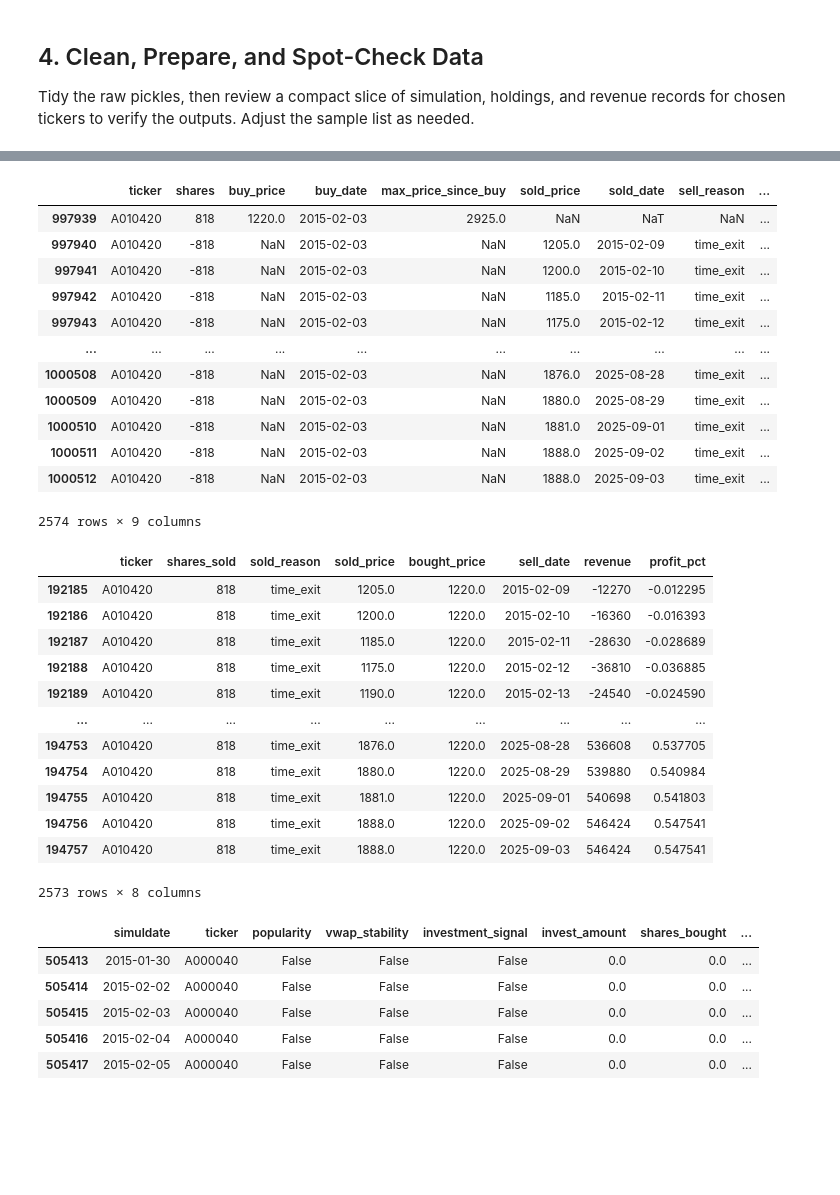
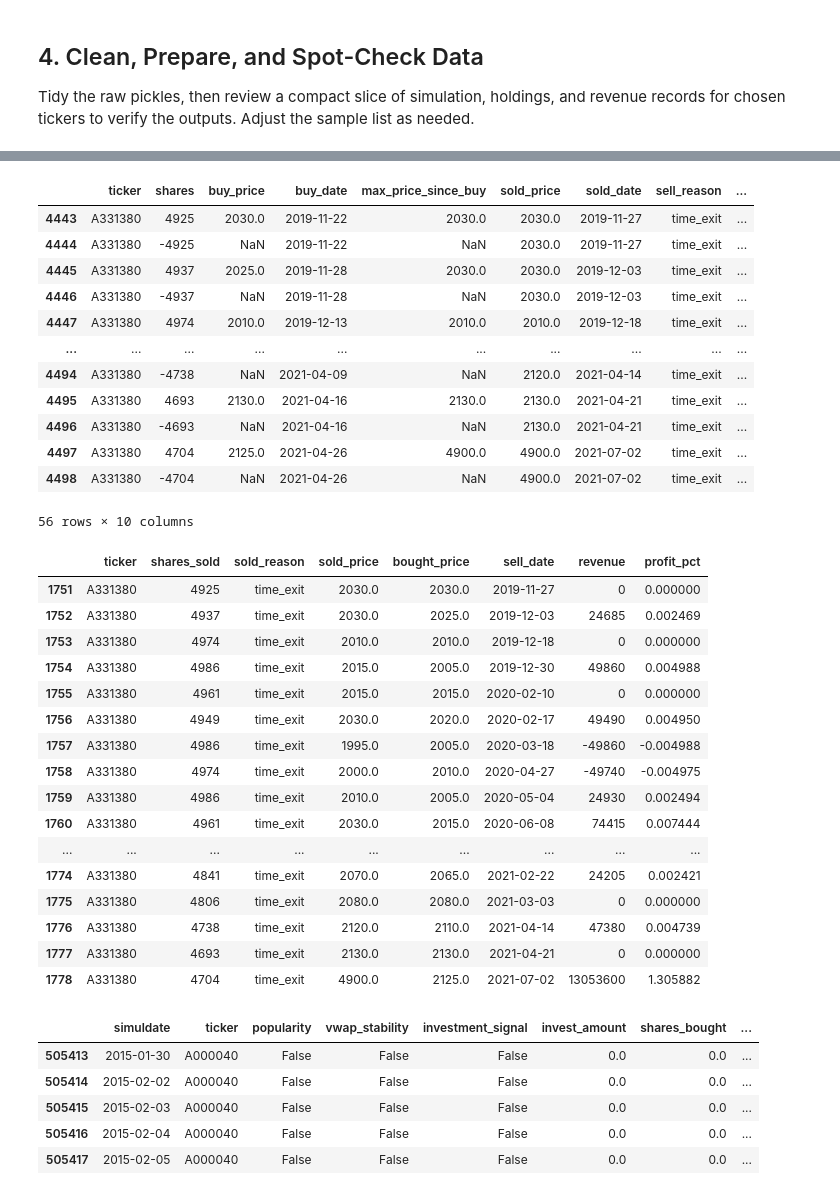
Before and after one commit to byeungchun/perfectdays, a Jupyter notebook: notebook/strategy01_result_analysis.ipynb, the cells around one changed output, grey strips where cells are left out. Cells and saved outputs as stored; diff of their text form; code cells hidden in the pictures; blank space fills up the shorter version.

```diff
--- a/notebook/strategy01_result_analysis.ipynb
+++ b/notebook/strategy01_result_analysis.ipynb
@@ -232,35 +269,39 @@ revenue_df.head()
 # %%
-holdings_df[holdings_df["ticker"] == "A010420"]
+holdings_df[holdings_df["ticker"] == "A331380"]#.to_dict(orient="records")
 # %% [output]
 |  | ticker | shares | buy_price | buy_date | max_price_since_buy | sold_price | sold_date | sell_reason | ... |
-| 997939 | A010420 | 818 | 1220.0 | 2015-02-03 | 2925.0 | NaN | NaT | NaN | ... |
-| 997940 | A010420 | -818 | NaN | 2015-02-03 | NaN | 1205.0 | 2015-02-09 | time_exit | ... |
-| 997941 | A010420 | -818 | NaN | 2015-02-03 | NaN | 1200.0 | 2015-02-10 | time_exit | ... |
-| 997942 | A010420 | -818 | NaN | 2015-02-03 | NaN | 1185.0 | 2015-02-11 | time_exit | ... |
-| 997943 | A010420 | -818 | NaN | 2015-02-03 | NaN | 1175.0 | 2015-02-12 | time_exit | ... |
+| 4443 | A331380 | 4925 | 2030.0 | 2019-11-22 | 2030.0 | 2030.0 | 2019-11-27 | time_exit | ... |
+| 4444 | A331380 | -4925 | NaN | 2019-11-22 | NaN | 2030.0 | 2019-11-27 | time_exit | ... |
+| 4445 | A331380 | 4937 | 2025.0 | 2019-11-28 | 2030.0 | 2030.0 | 2019-12-03 | time_exit | ... |
+| 4446 | A331380 | -4937 | NaN | 2019-11-28 | NaN | 2030.0 | 2019-12-03 | time_exit | ... |
+| 4447 | A331380 | 4974 | 2010.0 | 2019-12-13 | 2010.0 | 2010.0 | 2019-12-18 | time_exit | ... |
 | ... | ... | ... | ... | ... | ... | ... | ... | ... | ... |
-| 1000508 | A010420 | -818 | NaN | 2015-02-03 | NaN | 1876.0 | 2025-08-28 | time_exit | ... |
-| 1000509 | A010420 | -818 | NaN | 2015-02-03 | NaN | 1880.0 | 2025-08-29 | time_exit | ... |
-| 1000510 | A010420 | -818 | NaN | 2015-02-03 | NaN | 1881.0 | 2025-09-01 | time_exit | ... |
-| 1000511 | A010420 | -818 | NaN | 2015-02-03 | NaN | 1888.0 | 2025-09-02 | time_exit | ... |
-| 1000512 | A010420 | -818 | NaN | 2015-02-03 | NaN | 1888.0 | 2025-09-03 | time_exit | ... |
+| 4494 | A331380 | -4738 | NaN | 2021-04-09 | NaN | 2120.0 | 2021-04-14 | time_exit | ... |
+| 4495 | A331380 | 4693 | 2130.0 | 2021-04-16 | 2130.0 | 2130.0 | 2021-04-21 | time_exit | ... |
+| 4496 | A331380 | -4693 | NaN | 2021-04-16 | NaN | 2130.0 | 2021-04-21 | time_exit | ... |
+| 4497 | A331380 | 4704 | 2125.0 | 2021-04-26 | 4900.0 | 4900.0 | 2021-07-02 | time_exit | ... |
+| 4498 | A331380 | -4704 | NaN | 2021-04-26 | NaN | 4900.0 | 2021-07-02 | time_exit | ... |
-2574 rows × 9 columns
+56 rows × 10 columns
 # %%
-revenue_df[revenue_df["ticker"] == "A010420"]
+revenue_df[revenue_df["ticker"] == "A331380"]
 # %% [output]
 |  | ticker | shares_sold | sold_reason | sold_price | bought_price | sell_date | revenue | profit_pct |
-| 192185 | A010420 | 818 | time_exit | 1205.0 | 1220.0 | 2015-02-09 | -12270 | -0.012295 |
-| 192186 | A010420 | 818 | time_exit | 1200.0 | 1220.0 | 2015-02-10 | -16360 | -0.016393 |
-| 192187 | A010420 | 818 | time_exit | 1185.0 | 1220.0 | 2015-02-11 | -28630 | -0.028689 |
-| 192188 | A010420 | 818 | time_exit | 1175.0 | 1220.0 | 2015-02-12 | -36810 | -0.036885 |
-| 192189 | A010420 | 818 | time_exit | 1190.0 | 1220.0 | 2015-02-13 | -24540 | -0.024590 |
+| 1751 | A331380 | 4925 | time_exit | 2030.0 | 2030.0 | 2019-11-27 | 0 | 0.000000 |
+| 1752 | A331380 | 4937 | time_exit | 2030.0 | 2025.0 | 2019-12-03 | 24685 | 0.002469 |
+| 1753 | A331380 | 4974 | time_exit | 2010.0 | 2010.0 | 2019-12-18 | 0 | 0.000000 |
+| 1754 | A331380 | 4986 | time_exit | 2015.0 | 2005.0 | 2019-12-30 | 49860 | 0.004988 |
+| 1755 | A331380 | 4961 | time_exit | 2015.0 | 2015.0 | 2020-02-10 | 0 | 0.000000 |
+| 1756 | A331380 | 4949 | time_exit | 2030.0 | 2020.0 | 2020-02-17 | 49490 | 0.004950 |
+| 1757 | A331380 | 4986 | time_exit | 1995.0 | 2005.0 | 2020-03-18 | -49860 | -0.004988 |
+| 1758 | A331380 | 4974 | time_exit | 2000.0 | 2010.0 | 2020-04-27 | -49740 | -0.004975 |
+| 1759 | A331380 | 4986 | time_exit | 2010.0 | 2005.0 | 2020-05-04 | 24930 | 0.002494 |
+| 1760 | A331380 | 4961 | time_exit | 2030.0 | 2015.0 | 2020-06-08 | 74415 | 0.007444 |
 | ... | ... | ... | ... | ... | ... | ... | ... | ... |
-| 194753 | A010420 | 818 | time_exit | 1876.0 | 1220.0 | 2025-08-28 | 536608 | 0.537705 |
-| 194754 | A010420 | 818 | time_exit | 1880.0 | 1220.0 | 2025-08-29 | 539880 | 0.540984 |
-| 194755 | A010420 | 818 | time_exit | 1881.0 | 1220.0 | 2025-09-01 | 540698 | 0.541803 |
-| 194756 | A010420 | 818 | time_exit | 1888.0 | 1220.0 | 2025-09-02 | 546424 | 0.547541 |
-| 194757 | A010420 | 818 | time_exit | 1888.0 | 1220.0 | 2025-09-03 | 546424 | 0.547541 |
+| 1774 | A331380 | 4841 | time_exit | 2070.0 | 2065.0 | 2021-02-22 | 24205 | 0.002421 |
+| 1775 | A331380 | 4806 | time_exit | 2080.0 | 2080.0 | 2021-03-03 | 0 | 0.000000 |
+| 1776 | A331380 | 4738 | time_exit | 2120.0 | 2110.0 | 2021-04-14 | 47380 | 0.004739 |
+| 1777 | A331380 | 4693 | time_exit | 2130.0 | 2130.0 | 2021-04-21 | 0 | 0.000000 |
+| 1778 | A331380 | 4704 | time_exit | 4900.0 | 2125.0 | 2021-07-02 | 13053600 | 1.305882 |
-2573 rows × 8 columns
 # %%
 from IPython.display import display
 
```
Also changed, not shown: parts of 9 cells of this notebook, 5 other files.
